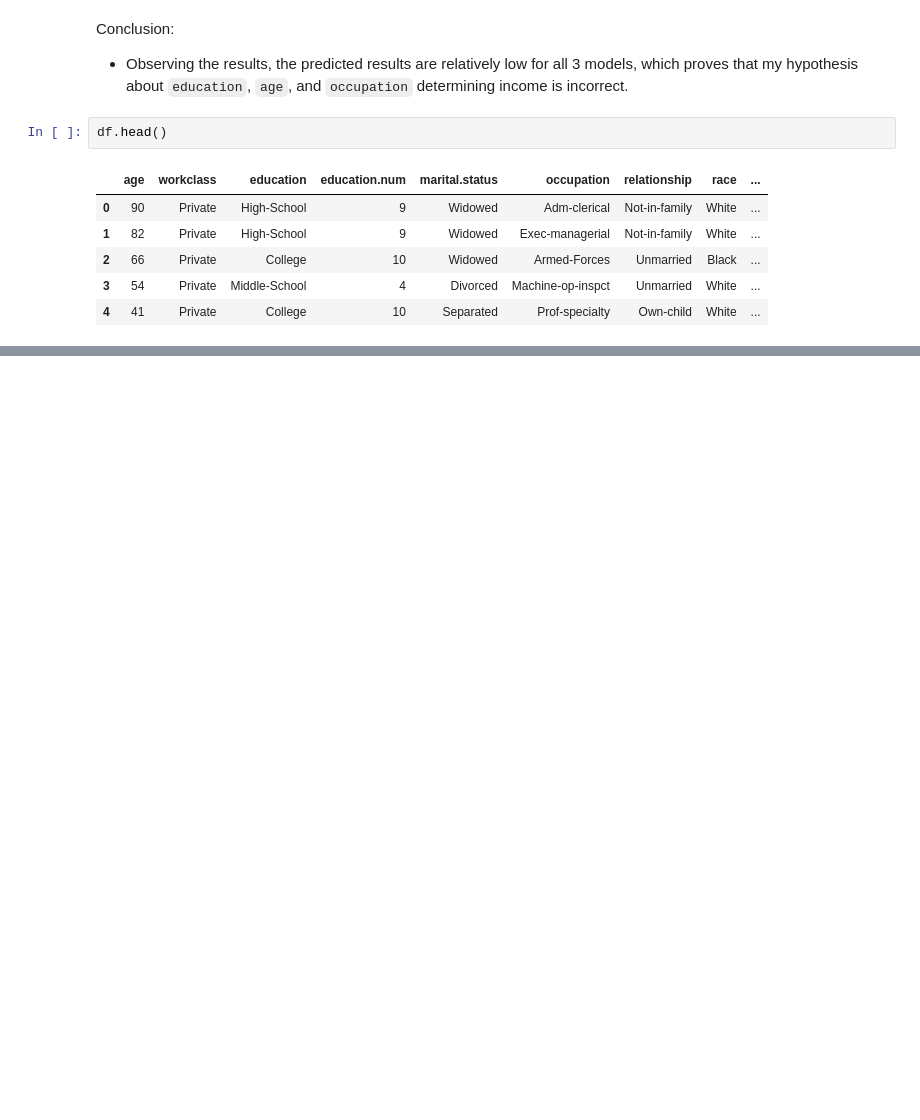
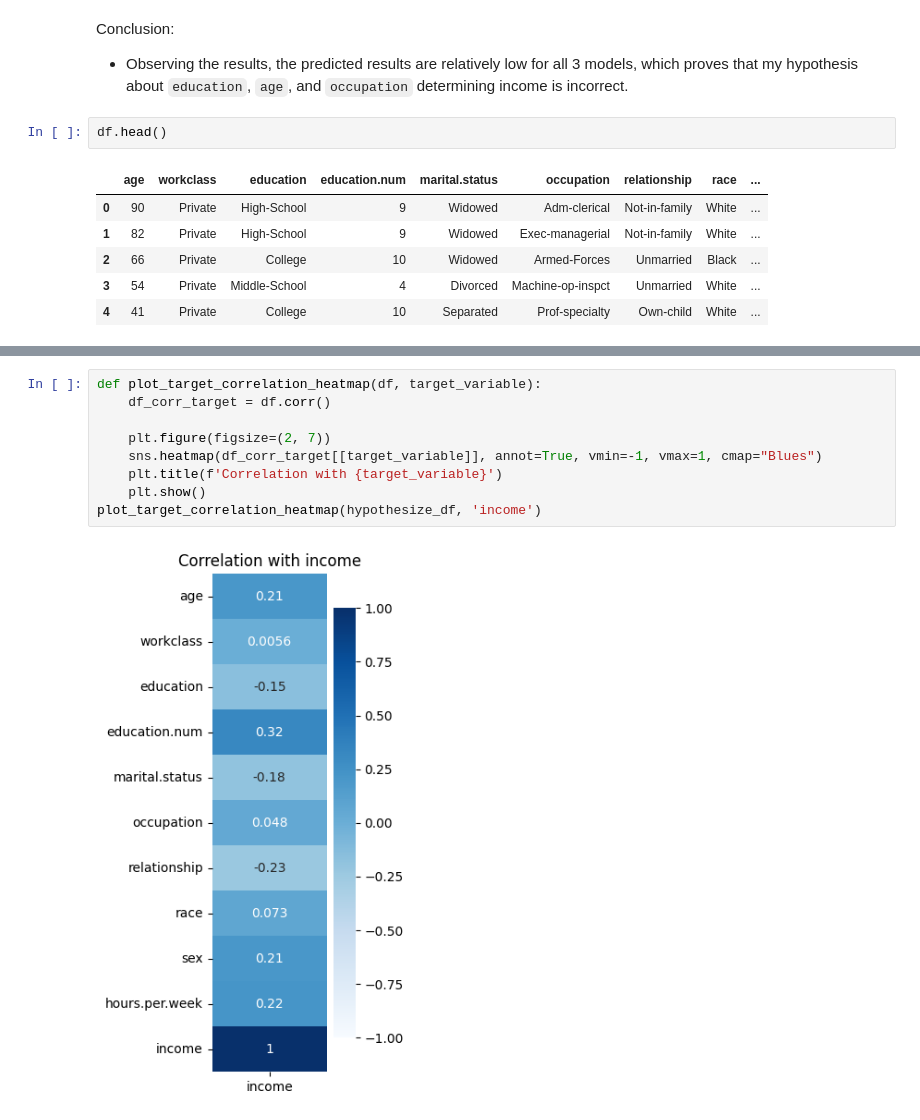
Before and after one commit to Hoanha2101/DataMining, a Jupyter notebook: data_mining.ipynb, the cells around one changed output, grey strips where cells are left out. Cells and saved outputs as stored; diff of their text form; blank space fills up the shorter version.

```diff
--- a/data_mining.ipynb
+++ b/data_mining.ipynb
@@ -779,0 +943,11 @@ shap.summary_plot(shap_values, X_test, feature_names=features)
+# %%
+def plot_target_correlation_heatmap(df, target_variable):
+    df_corr_target = df.corr()
+
+    plt.figure(figsize=(2, 7))
+    sns.heatmap(df_corr_target[[target_variable]], annot=True, vmin=-1, vmax=1, cmap="Blues")
+    plt.title(f'Correlation with {target_variable}')
+    plt.show()
+plot_target_correlation_heatmap(hypothesize_df, 'income')
+# %% [output]
+[figure, added]
```
Also changed, not shown: parts of 22 cells of this notebook, 4 other files.
